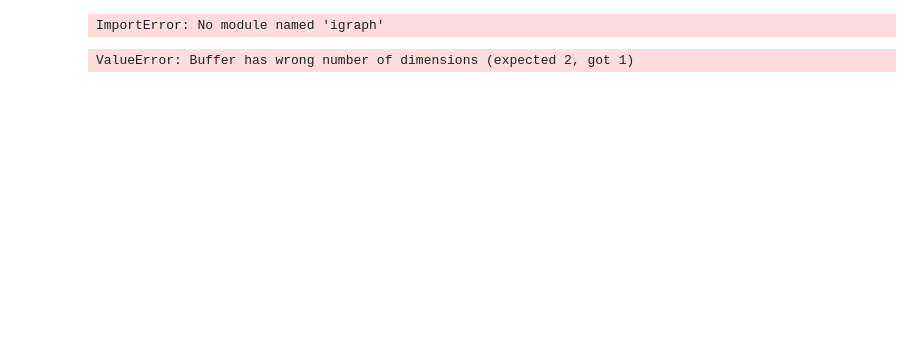
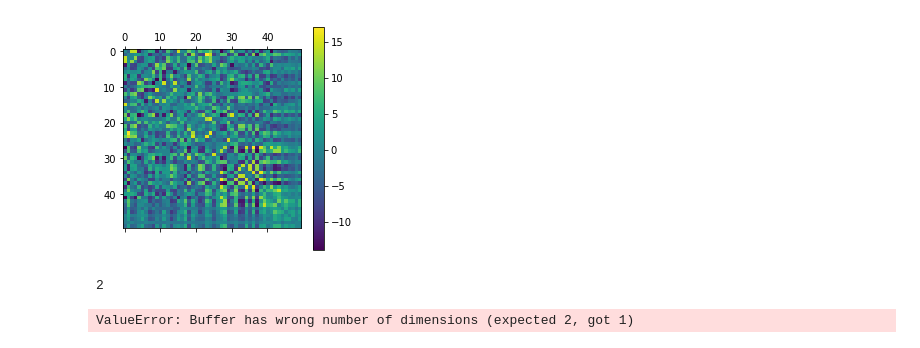
Before and after one commit to slyles1001/NeuroNetworks, a Jupyter notebook: DTI_import.ipynb, the cells around one changed output. Saved outputs shown, nothing was run; the diff lists cells and outputs as text; code cells hidden in the pictures; blank space fills up the shorter version.

```diff
--- a/DTI_import.ipynb
+++ b/DTI_import.ipynb
@@ -45,23 +44,30 @@ plt.show()
 # %%
 # we're discretizing the correlation
 adj_mat = p100206_corr * 25
 
 # remove bottom 10% of edges, (arbitrarily?)
-adj_mat[abs(adj_mat) < 2.5] = 0
+#adj_mat[abs(adj_mat) < 2.5] = 0
 # bucket them
 adj_mat = np.floor(adj_mat)
 
 cax = plt.matshow(adj_mat)
 nm = mpc.Normalize(vmin=-15, vmax=15)
 plt.colorbar(cax, norm=nm)
 plt.show()
+# %% [output]
+[figure, added]
-# %%
-import igraph as ig
-
-G_100206 = ig.Adjacency(adj_mat, mode="ADJ_UNDIRECTED")
-#G_100206.add_vertices(50)
-# %% [output]
-ImportError: No module named 'igraph'
+# %%
+# can't use igraph bc/ windows.
+#import igraph as ig; G_100206 = ig.Graph.Adjacency((abs(adj_mat > 0)).tolist())
+
+G_100206 = nx.from_numpy_matrix(adj_mat.values, create_using=nx.MultiGraph())
+len(G_100206.edges)
+#G_100206.edges(data=True)
+nx.diameter(G_100206) # #48 has weight under 10%
+#comps = nx.connected_components(G_100206)
+#first =
+# %% [output]
+2
 # %%
 from dipy.segment.clustering import QuickBundles as qbs
 # %%
```
Also changed, not shown: parts of 4 cells of this notebook.
